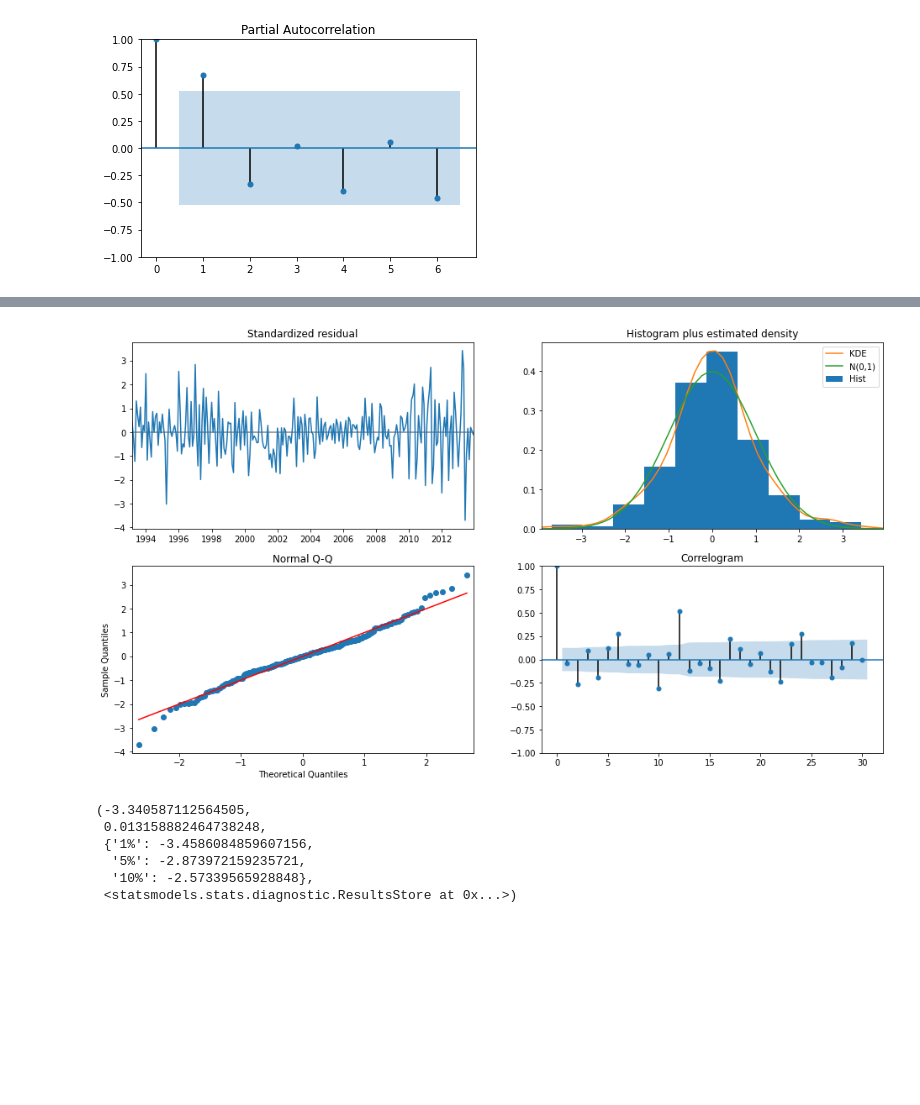
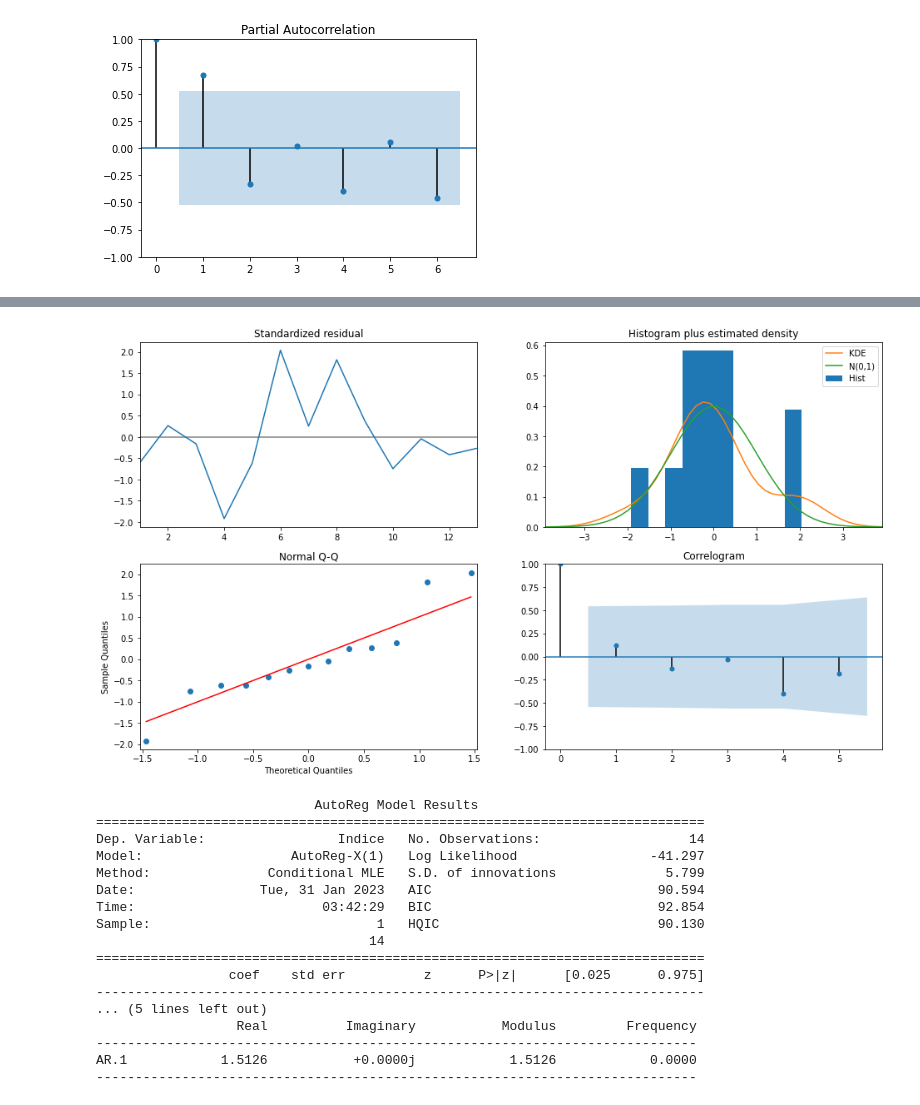
Before and after one commit to nickymind/DOE-Econometria, a Jupyter notebook: Nowcasting_PIB.ipynb, the cells around one changed output, grey strips where cells are left out. Drawn from its saved outputs; the diff is of its cells as text; code cells hidden in the pictures; blank space fills up the shorter version.

```diff
--- a/Nowcasting_PIB.ipynb
+++ b/Nowcasting_PIB.ipynb
@@ -303,5 +212,0 @@ df['EMAEresid']=results.resid
-# %%
-# AR(1)
-mod = AutoReg(df.EMAEresid, 1, old_names=False)
-res = mod.fit()
-print(res.summary())
@@ -329,4 +212,0 @@ AR.1            1.0764           +0.0000j            1.0764            0.0000
-# %%
-mod = AutoReg(df.EMAEresid, 2, old_names=False)
-res = mod.fit()
-print(res.summary())
@@ -362,5 +212,0 @@ smt.graphics.plot_pacf(df.EMAEresid, lags=20)
-# %%
-sel = ar_select_order(df.EMAE,maxlag=2, trend='ct',seasonal=True)
-sel.ar_lags
-res = sel.model.fit()
-print(res.summary())
@@ -390,14 +225,31 @@ res.plot_predict(240,260)
 # %%
 fig = plt.figure(figsize=(16,9))
-fig = res.plot_diagnostics(fig=fig, lags=30)
+fig = res.plot_diagnostics(fig=fig, lags=5)
 # %% [output]
-[figure, old version]
+[figure, new version]
-# %%
-sm.tsa.stattools.adfuller((df.EMAE-df.EMAE.shift(1)).dropna(), regresults=True)
-# %% [output]
-(-3.340587112564505,
- 0.013158882464738248,
- {'1%': -3.4586084859607156,
-  '5%': -2.873972159235721,
-  '10%': -2.57339565928848},
- <statsmodels.stats.diagnostic.ResultsStore at 0x...>)
+# %%
+# AR(1)
+varlag = pd.DataFrame({"c":trx_emae.S_TC})
+varlag = trx_emae.S_TD.shift(0)
+varlag = trx_emae.S_TD.iloc[0:]
+mod2 = AutoReg(trx_emae.Indice[0:], 1, exog=varlag, old_names=False)
+res2 = mod2.fit()
+print(res2.summary())
+# %% [output]
+                            AutoReg Model Results
+==============================================================================
+Dep. Variable:                 Indice   No. Observations:                   14
+Model:                   AutoReg-X(1)   Log Likelihood                 -41.297
+Method:               Conditional MLE   S.D. of innovations              5.799
+Date:                Tue, 31 Jan 2023   AIC                             90.594
+Time:                        03:42:29   BIC                             92.854
+Sample:                             1   HQIC                            90.130
+                                   14
+==============================================================================
+                 coef    std err          z      P>|z|      [0.025      0.975]
+------------------------------------------------------------------------------
+... (5 lines left out)
+                  Real          Imaginary           Modulus         Frequency
+-----------------------------------------------------------------------------
+AR.1            1.5126           +0.0000j            1.5126            0.0000
+-----------------------------------------------------------------------------
```
Also changed, not shown: parts of 27 cells of this notebook.
